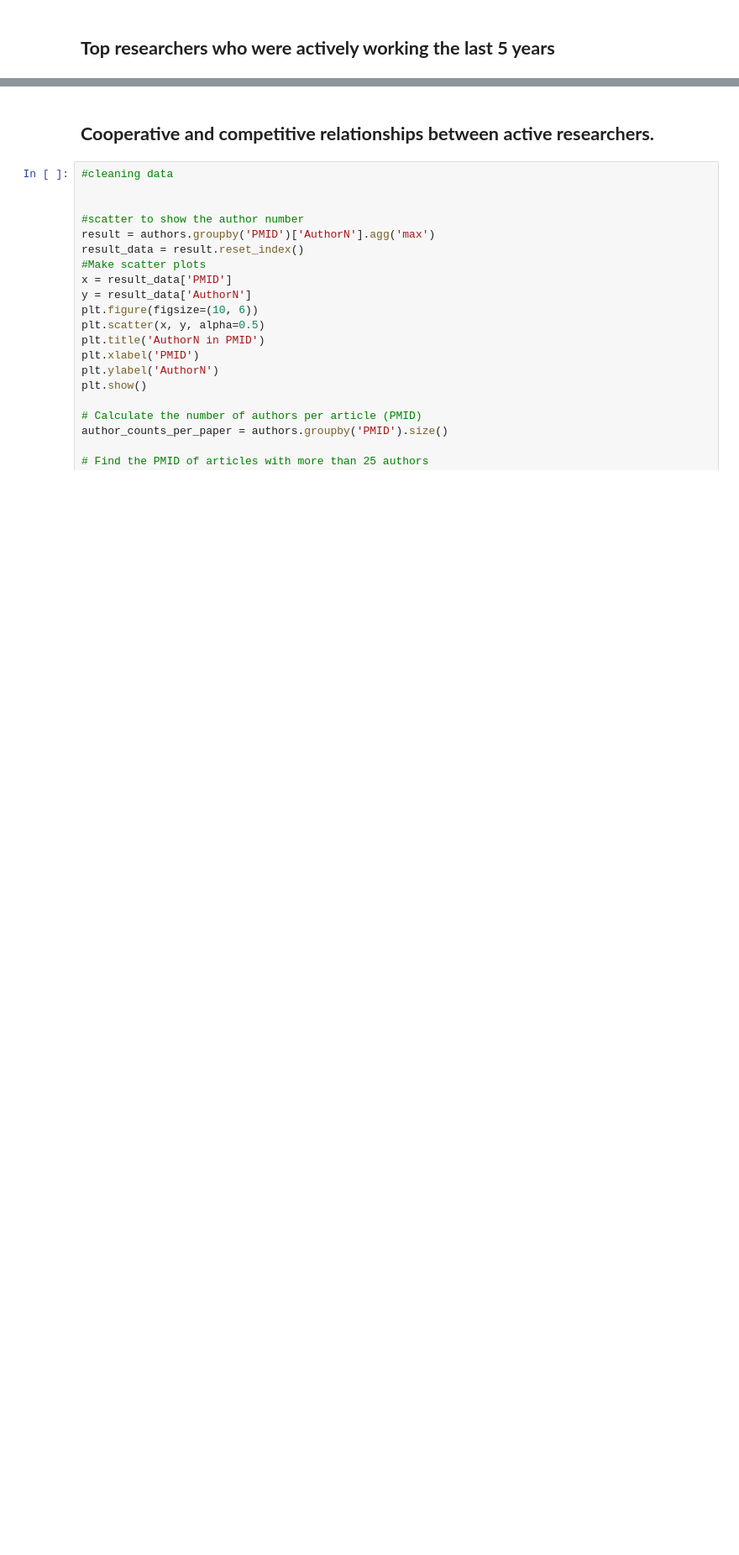
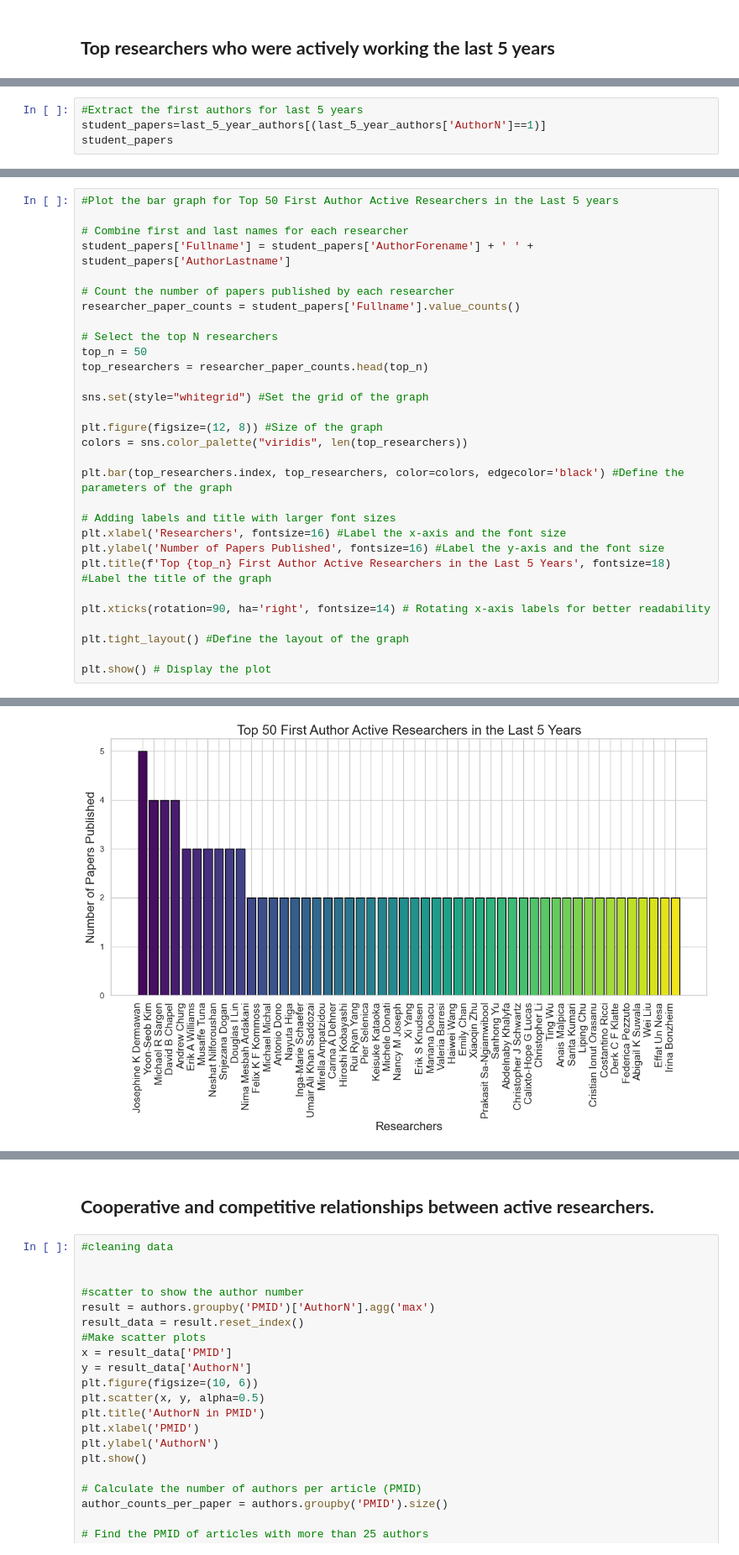
Before and after one commit to Sherryqilin/Assessment2_skills, a Jupyter notebook: skills_group1.ipynb, the cells around one changed output, grey strips where cells are left out. Shown at 84% size. Drawn from its saved outputs; the diff is of its cells as text; blank space fills up the shorter version.

```diff
--- a/skills_group1.ipynb
+++ b/skills_group1.ipynb
@@ -23,0 +211,4 @@ paper = pd.read_csv("paper_counts.csv")
+# %%
+#Extract the first authors for last 5 years
+student_papers=last_5_year_authors[(last_5_year_authors['AuthorN']==1)]
+student_papers
@@ -23,0 +260,31 @@ paper = pd.read_csv("paper_counts.csv")
+# %%
+#Plot the bar graph for Top 50 First Author Active Researchers in the Last 5 years
+
+# Combine first and last names for each researcher
+student_papers['Fullname'] = student_papers['AuthorForename'] + ' ' + student_papers['AuthorLastname']
+
+# Count the number of papers published by each researcher
+researcher_paper_counts = student_papers['Fullname'].value_counts()
+
+# Select the top N researchers
+top_n = 50
+top_researchers = researcher_paper_counts.head(top_n)
+
+sns.set(style="whitegrid") #Set the grid of the graph
+
+plt.figure(figsize=(12, 8)) #Size of the graph
+colors = sns.color_palette("viridis", len(top_researchers))
+
+plt.bar(top_researchers.index, top_researchers, color=colors, edgecolor='black') #Define the parameters of the graph
+
+# Adding labels and title with larger font sizes
+plt.xlabel('Researchers', fontsize=16) #Label the x-axis and the font size
+plt.ylabel('Number of Papers Published', fontsize=16) #Label the y-axis and the font size
+plt.title(f'Top {top_n} First Author Active Researchers in the Last 5 Years', fontsize=18) #Label the title of the graph
+
+plt.xticks(rotation=90, ha='right', fontsize=14) # Rotating x-axis labels for better readability
+
+plt.tight_layout() #Define the layout of the graph
+
+plt.show() # Display the plot
+# %% [output]
@@ -23,0 +296 @@ paper = pd.read_csv("paper_counts.csv")
+[figure, added]
```
Also changed, not shown: parts of 15 cells of this notebook.
